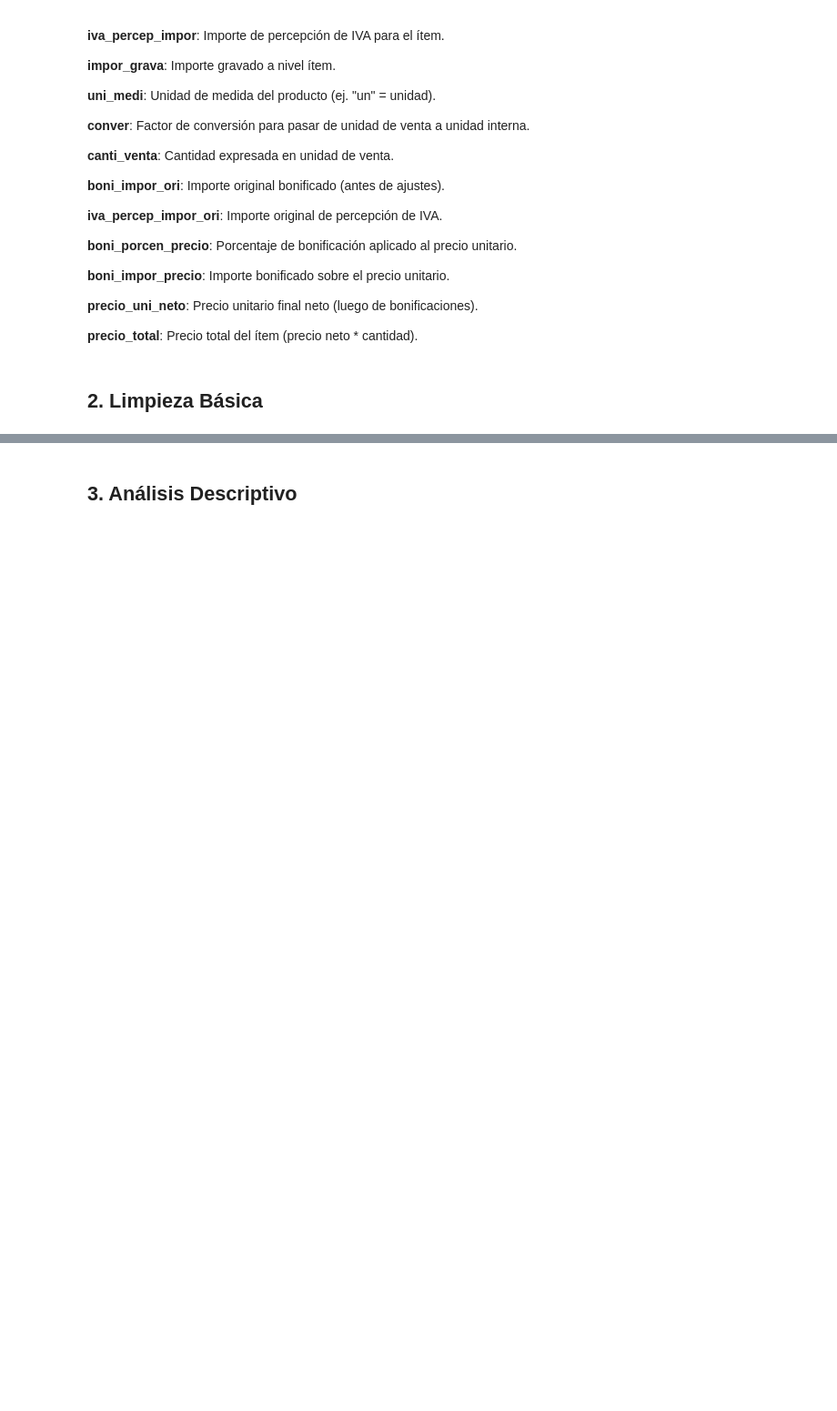
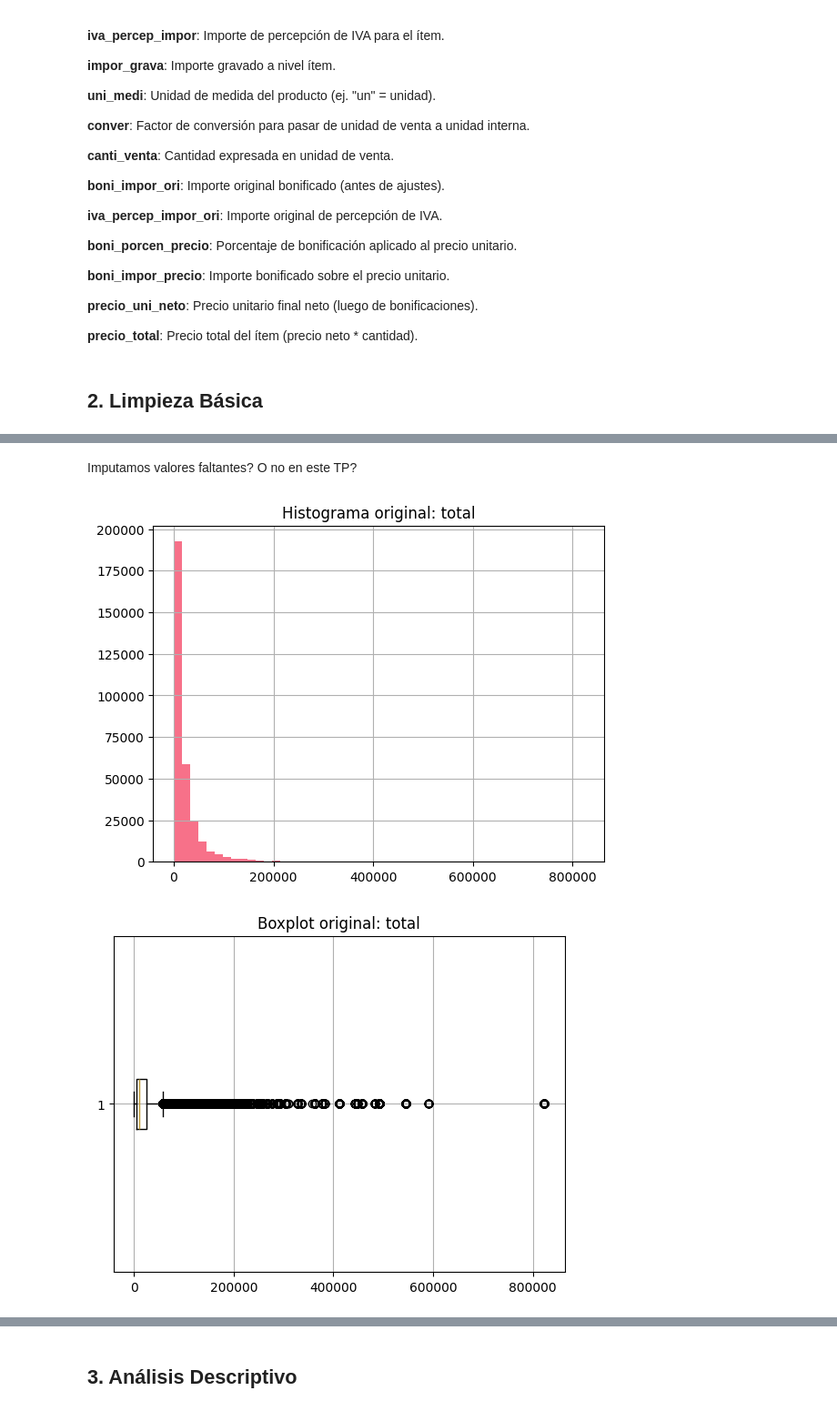
Before and after one commit to SantiagoCastellanos14/m11-practico1-eda, a Jupyter notebook: notebooks/practico_1_eda.ipynb, the cells around one changed output, grey strips where cells are left out. Shown at 91% size. Cells and saved outputs as stored; diff of their text form; code cells hidden in the pictures; blank space fills up the shorter version.

```diff
--- a/notebooks/practico_1_eda.ipynb
+++ b/notebooks/practico_1_eda.ipynb
@@ -225,0 +262,27 @@ dtype: float64
+# %% [markdown]
+Imputamos valores faltantes? O no en este TP?
+# %%
+df_raw= df.copy()
+
+# Variables numéricas mas relevantes para el estudio (agregar las que se consideren necesarias)
+_rel_columns = ["total", "iva1", "canti_venta", "precio_uni"]
+
+for col in _rel_columns:
+    data = df_raw[col].dropna()
+
+    # Histograma
+    plt.figure()
+    plt.hist(data, bins=50)
+    plt.title(f"Histograma original: {col}")
+    plt.grid(True)
+    plt.show()
+
+    # Boxplot
+    plt.figure()
+    plt.boxplot(data, vert=False)
+    plt.title(f"Boxplot original: {col}")
+    plt.grid(True)
+    plt.show()
+# %% [output]
+[figure, added]
+[figure, added]
```
Also changed, not shown: parts of 16 cells of this notebook, 1 other file.
